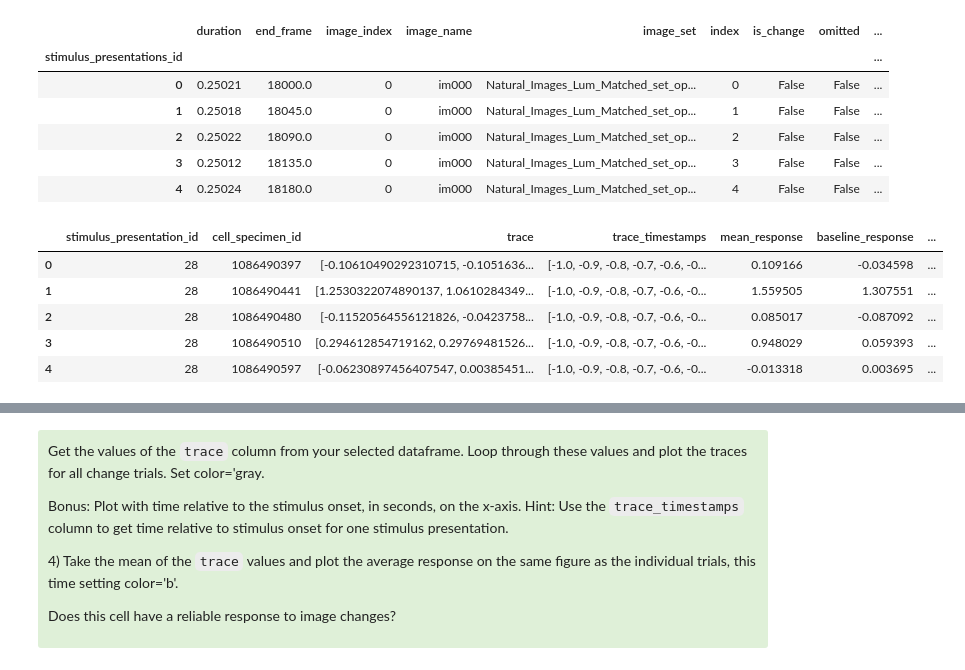
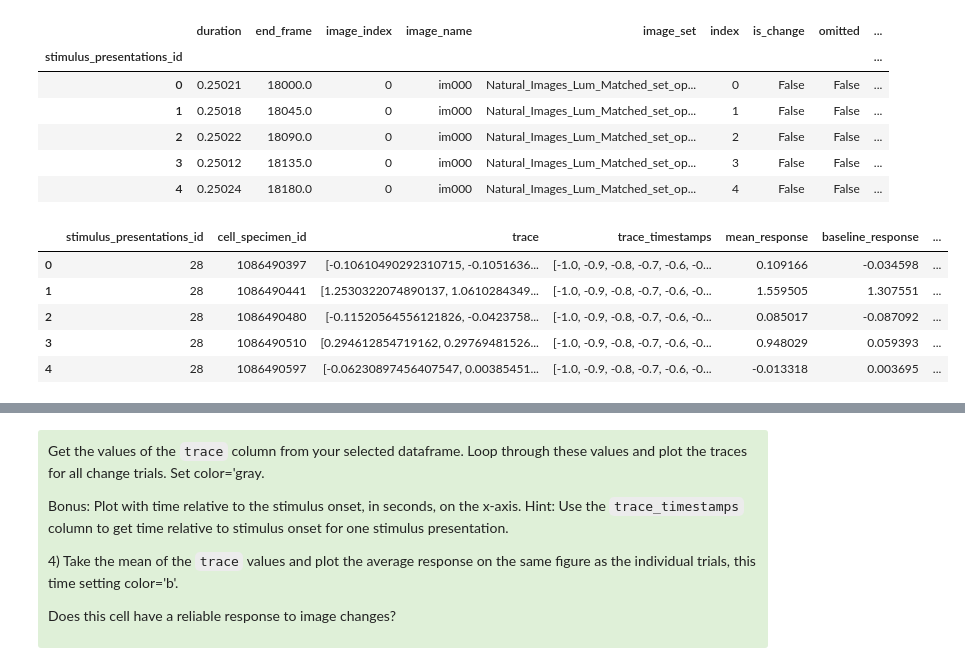
Before and after one commit to AllenInstitute/swdb_2021, a Jupyter notebook: DynamicBrain/solutions/VisualBehavior_Exercises_Solutions.ipynb, the cells around one changed output, grey strips where cells are left out. Saved outputs shown, nothing was run; the diff lists cells and outputs as text; code cells hidden in the pictures.

```diff
--- a/DynamicBrain/solutions/VisualBehavior_Exercises_Solutions.ipynb
+++ b/DynamicBrain/solutions/VisualBehavior_Exercises_Solutions.ipynb
@@ -494,11 +493,11 @@ stimulus_presentations_df.head()
 | 4 | 0.25024 | 18180.0 | 0 | im000 | Natural_Images_Lum_Matched_set_op... | 4 | False | False | ... |
 # %%
 # merge stimulus response df with stimulus presentations to a new df
-stimulus_response_df_merged = stimulus_response_df.join(stimulus_presentations_df, on='stimulus_presentation_id')
+stimulus_response_df_merged = stimulus_response_df.join(stimulus_presentations_df, on='stimulus_presentations_id')
 
 stimulus_response_df_merged.head()
 # %% [output]
-|  | stimulus_presentation_id | cell_specimen_id | trace | trace_timestamps | mean_response | baseline_response | ... |
+|  | stimulus_presentations_id | cell_specimen_id | trace | trace_timestamps | mean_response | baseline_response | ... |
 | 0 | 28 | 1086490397 | [-0.10610490292310715, -0.1051636... | [-1.0, -0.9, -0.8, -0.7, -0.6, -0... | 0.109166 | -0.034598 | ... |
 | 1 | 28 | 1086490441 | [1.2530322074890137, 1.0610284349... | [-1.0, -0.9, -0.8, -0.7, -0.6, -0... | 1.559505 | 1.307551 | ... |
 | 2 | 28 | 1086490480 | [-0.11520564556121826, -0.0423758... | [-1.0, -0.9, -0.8, -0.7, -0.6, -0... | 0.085017 | -0.087092 | ... |
```
Also changed, not shown: parts of 26 cells of this notebook.
